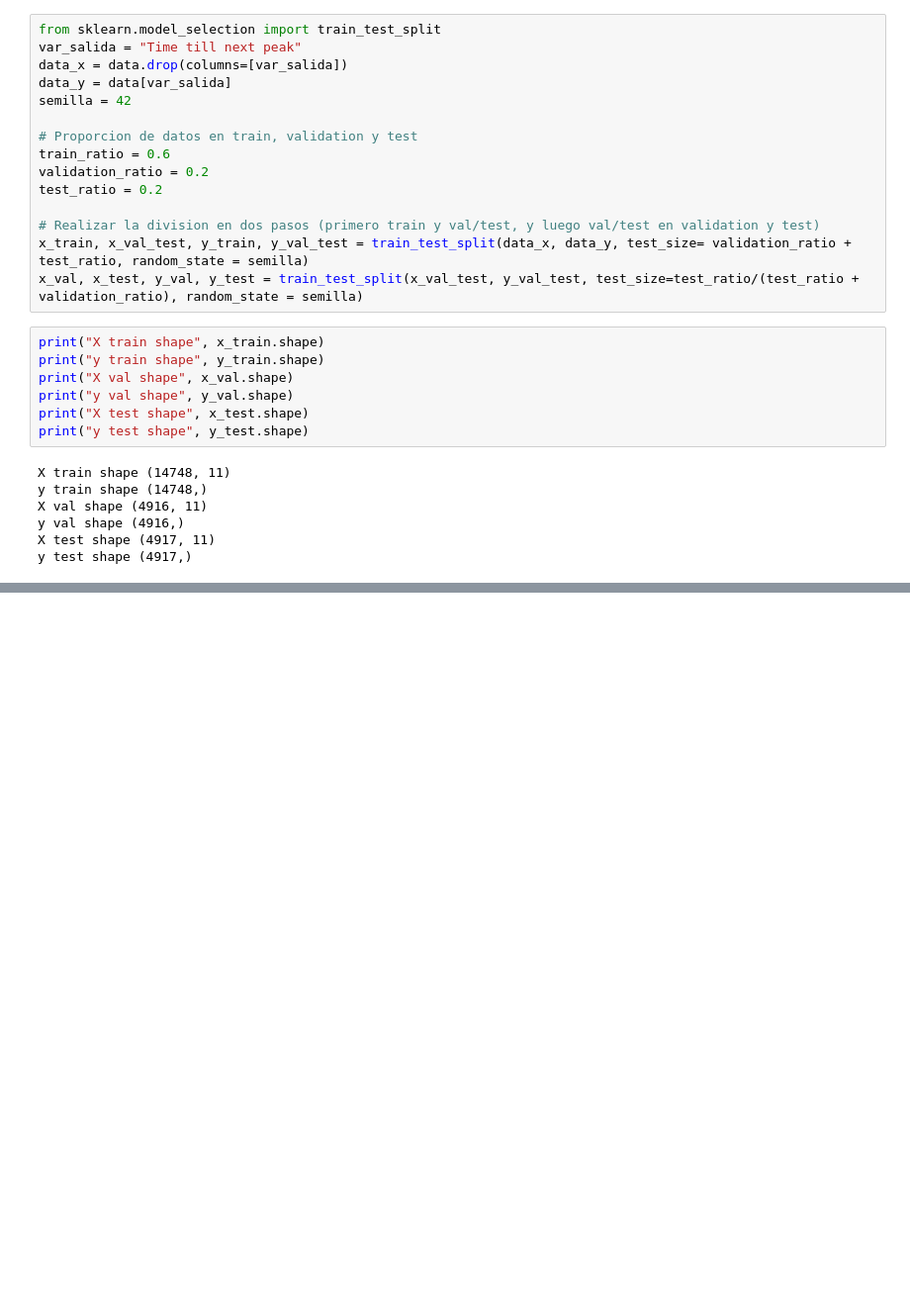
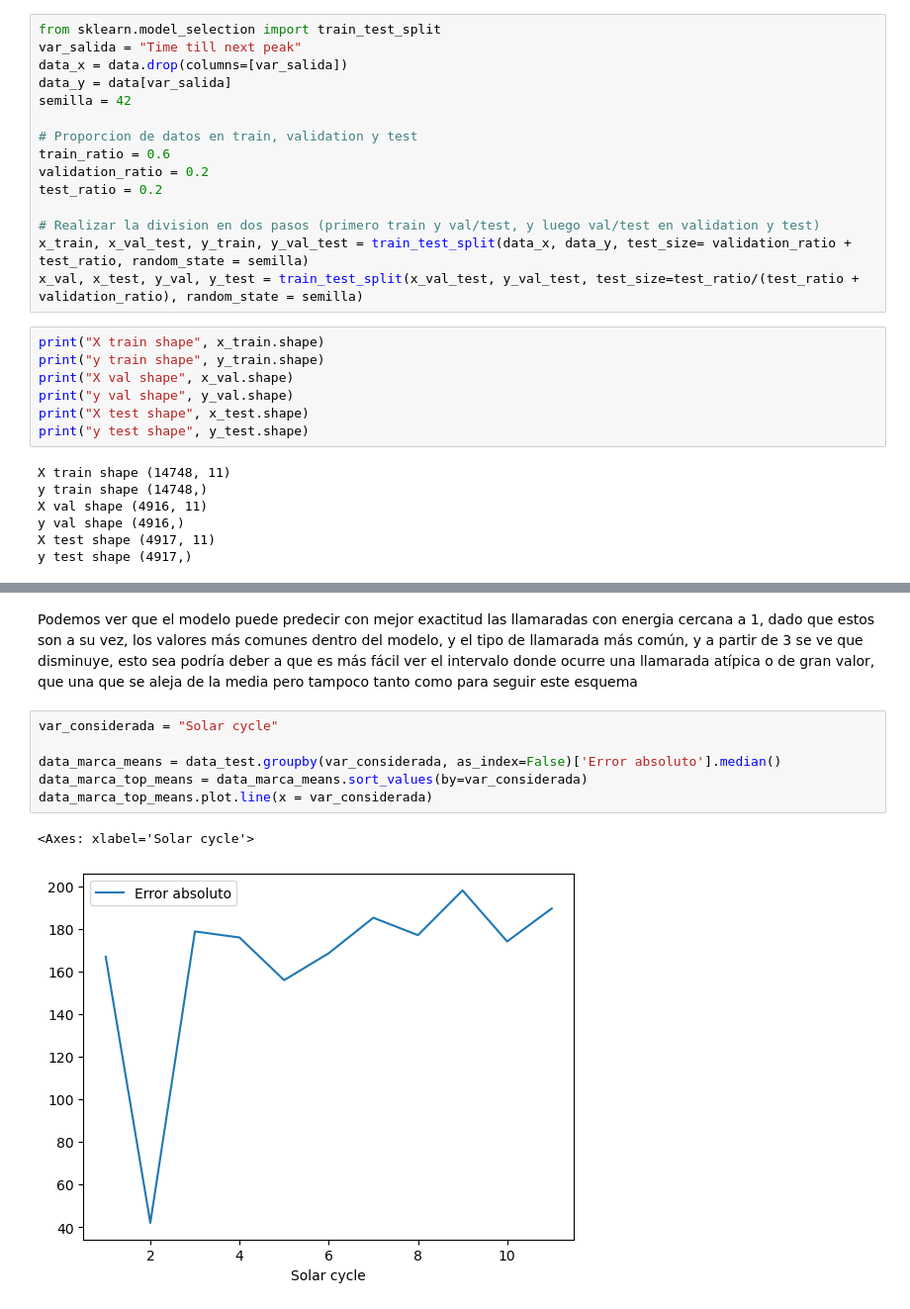
Before and after one commit to WonderfulAme/solar-flares, a Jupyter notebook: Notebook.ipynb, the cells around one changed output, grey strips where cells are left out. Shown at 99% size. Saved outputs shown, nothing was run; the diff lists cells and outputs as text; blank space fills up the shorter version.

```diff
--- a/Notebook.ipynb
+++ b/Notebook.ipynb
@@ -884,0 +1085,11 @@ best_model.fit(x_train, y_train)
+# %% [markdown]
+Podemos ver que el modelo puede predecir con mejor exactitud las llamaradas con energia cercana a 1, dado que estos son a su vez, los valores más comunes dentro del modelo, y el tipo de llamarada más común, y a partir de 3 se ve que disminuye, esto sea podría deber a que es más fácil ver el intervalo donde ocurre una llamarada atípica o de gran valor, que una que se aleja de la media pero tampoco tanto como para seguir este esquema
+# %%
+var_considerada = "Solar cycle"
+
+data_marca_means = data_test.groupby(var_considerada, as_index=False)['Error absoluto'].median()
+data_marca_top_means = data_marca_means.sort_values(by=var_considerada)
+data_marca_top_means.plot.line(x = var_considerada)
+# %% [output]
+<Axes: xlabel='Solar cycle'>
+[figure, added]
```
Also changed, not shown: parts of 69 cells of this notebook, 2 other files.
